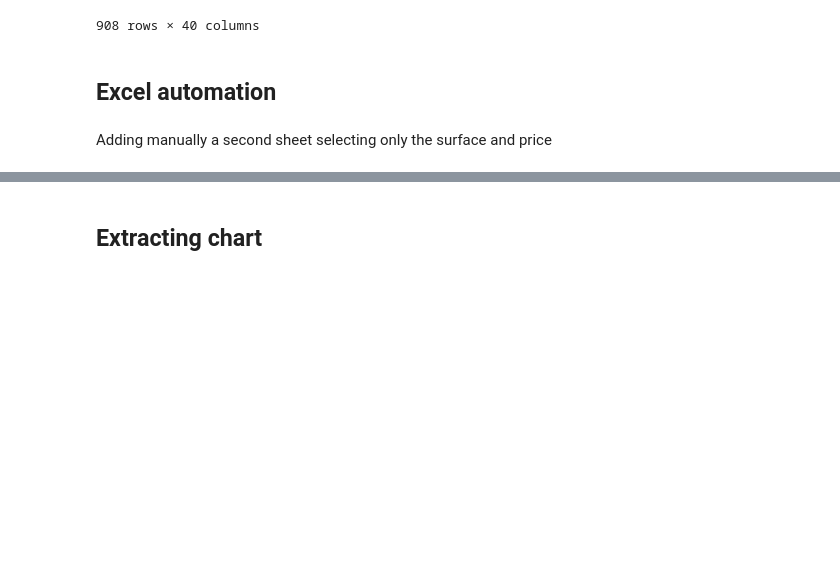
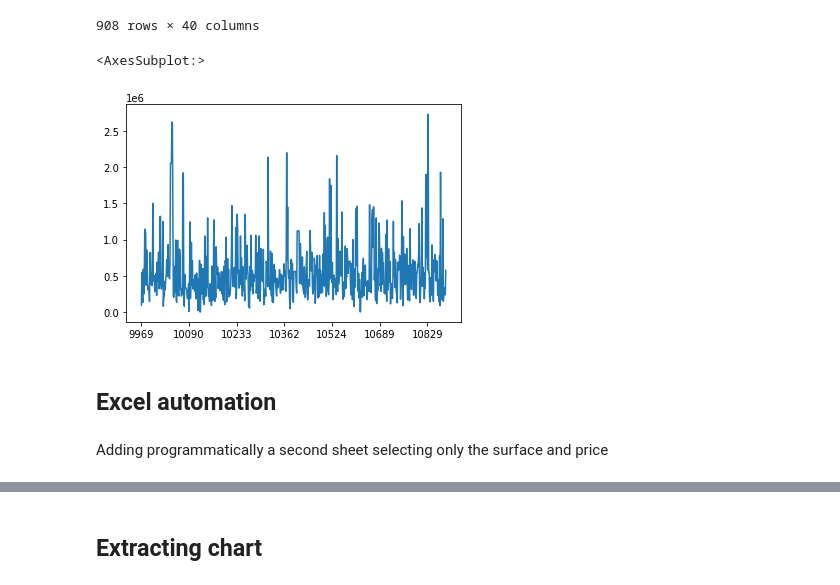
Before and after one commit to slevin48/automate, a Jupyter notebook: automate.ipynb, the cells around one changed output, grey strips where cells are left out. Drawn from its saved outputs; the diff is of its cells as text; code cells hidden in the pictures; blank space fills up the shorter version.

```diff
--- a/automate.ipynb
+++ b/automate.ipynb
@@ -41,4 +41,10 @@ df
 | 10875 | 2639 | RUE DECRES | 7.0 | NaN | NaN | ... |
 | 10876 | 0143 | RUE D ALESIA | 74.0 | NaN | NaN | ... |
 908 rows × 40 columns
+# %%
+df2 = df[(df.valeur_fonciere < 3000000) & (df.surface_reelle_bati < 400)]
+df2.valeur_fonciere.plot()
+# %% [output]
+<AxesSubplot:>
+[figure, added]
 # %%
@@ -51,5 +57,5 @@ from openpyxl.chart import LineChart, Reference
 # %% [markdown]
-Adding manually a second sheet selecting only the surface and price
+Adding programmatically a second sheet selecting only the surface and price
 # %%
 workbook = xl.load_workbook('dvf14.xlsx')
 sheet_1 = workbook['Sheet1']
```
Also changed, not shown: parts of 31 cells of this notebook, 8 other files.
